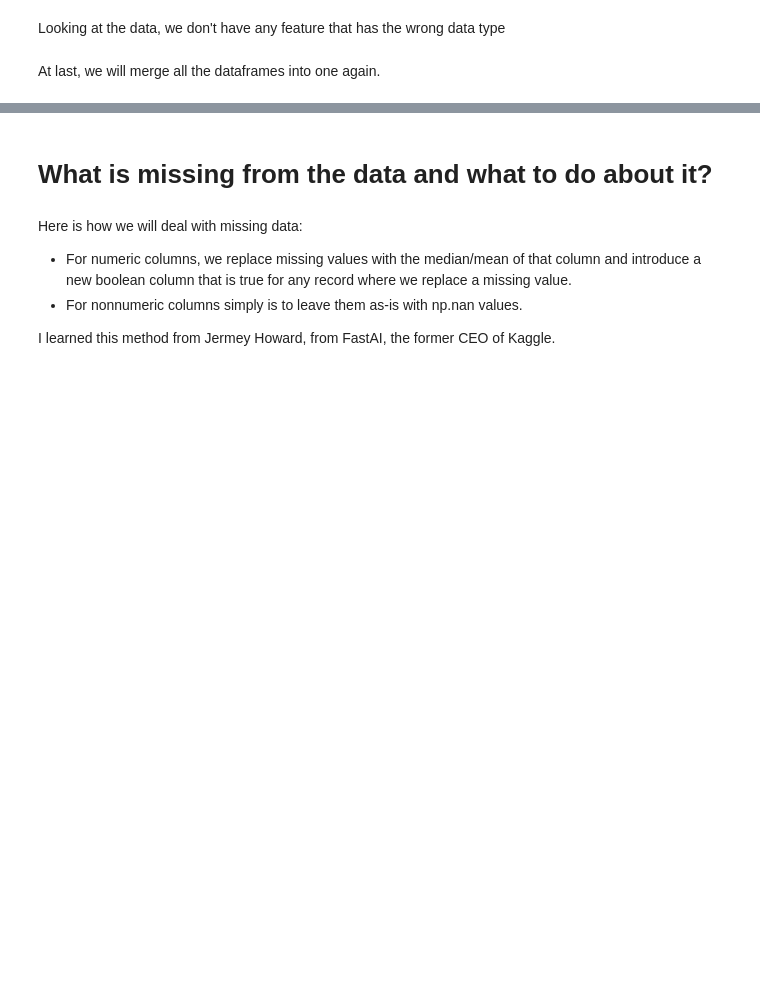
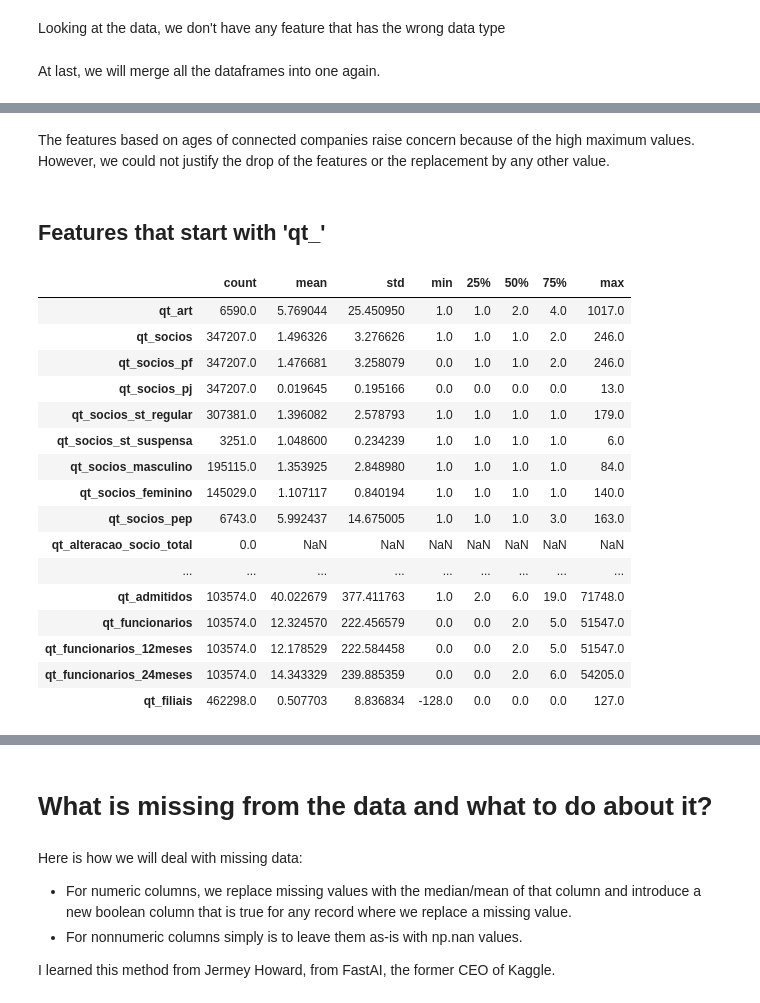
Before and after one commit to luizfdflores/clients_recommendation_streamlit, a Jupyter notebook: notebooks/EDA - Market.ipynb, the cells around one changed output, grey strips where cells are left out. Cells and saved outputs as stored; diff of their text form; code cells hidden in the pictures; blank space fills up the shorter version.

```diff
--- a/notebooks/EDA - Market.ipynb
+++ b/notebooks/EDA - Market.ipynb
@@ -243,0 +301,24 @@ data_tipos = pd.concat(dfs,axis=1)
+# %% [markdown]
+The features based on ages of connected companies raise concern because of the high maximum values. However, we could not justify the drop of the features or the replacement by any other value.
+# %% [markdown]
+## Features that start with 'qt_'
+# %%
+data_outliers[[col for col in data_outliers.columns if col[:3] == 'qt_']].describe().T
+# %% [output]
+|  | count | mean | std | min | 25% | 50% | 75% | max |
+| qt_art | 6590.0 | 5.769044 | 25.450950 | 1.0 | 1.0 | 2.0 | 4.0 | 1017.0 |
+| qt_socios | 347207.0 | 1.496326 | 3.276626 | 1.0 | 1.0 | 1.0 | 2.0 | 246.0 |
+| qt_socios_pf | 347207.0 | 1.476681 | 3.258079 | 0.0 | 1.0 | 1.0 | 2.0 | 246.0 |
+| qt_socios_pj | 347207.0 | 0.019645 | 0.195166 | 0.0 | 0.0 | 0.0 | 0.0 | 13.0 |
+| qt_socios_st_regular | 307381.0 | 1.396082 | 2.578793 | 1.0 | 1.0 | 1.0 | 1.0 | 179.0 |
+| qt_socios_st_suspensa | 3251.0 | 1.048600 | 0.234239 | 1.0 | 1.0 | 1.0 | 1.0 | 6.0 |
+| qt_socios_masculino | 195115.0 | 1.353925 | 2.848980 | 1.0 | 1.0 | 1.0 | 1.0 | 84.0 |
+| qt_socios_feminino | 145029.0 | 1.107117 | 0.840194 | 1.0 | 1.0 | 1.0 | 1.0 | 140.0 |
+| qt_socios_pep | 6743.0 | 5.992437 | 14.675005 | 1.0 | 1.0 | 1.0 | 3.0 | 163.0 |
+| qt_alteracao_socio_total | 0.0 | NaN | NaN | NaN | NaN | NaN | NaN | NaN |
+| ... | ... | ... | ... | ... | ... | ... | ... | ... |
+| qt_admitidos | 103574.0 | 40.022679 | 377.411763 | 1.0 | 2.0 | 6.0 | 19.0 | 71748.0 |
+| qt_funcionarios | 103574.0 | 12.324570 | 222.456579 | 0.0 | 0.0 | 2.0 | 5.0 | 51547.0 |
+| qt_funcionarios_12meses | 103574.0 | 12.178529 | 222.584458 | 0.0 | 0.0 | 2.0 | 5.0 | 51547.0 |
+| qt_funcionarios_24meses | 103574.0 | 14.343329 | 239.885359 | 0.0 | 0.0 | 2.0 | 6.0 | 54205.0 |
+| qt_filiais | 462298.0 | 0.507703 | 8.836834 | -128.0 | 0.0 | 0.0 | 0.0 | 127.0 |
```
Also changed, not shown: parts of 87 cells of this notebook.
